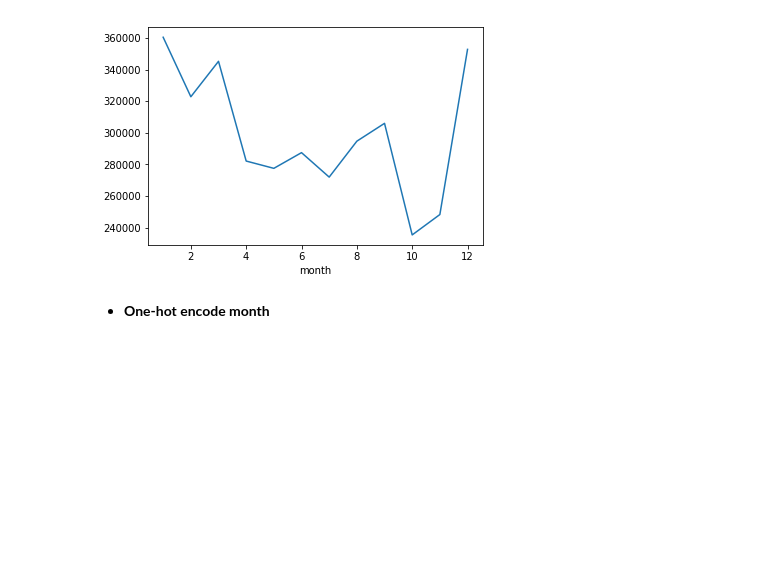
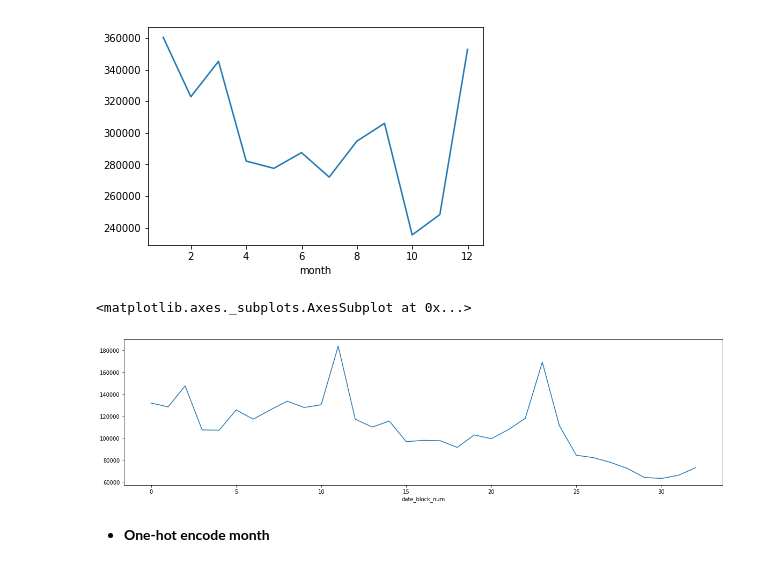
Before and after one commit to xiaoyu7016/my_kaggle, a Jupyter notebook: course/script/2018.10.03 - Set up a flexible Train-Val process.ipynb, the cells around one changed output. Saved outputs shown, nothing was run; the diff lists cells and outputs as text; code cells hidden in the pictures; blank space fills up the shorter version.

```diff
--- a/course/script/2018.10.03 - Set up a flexible Train-Val process.ipynb
+++ b/course/script/2018.10.03 - Set up a flexible Train-Val process.ipynb
@@ -246,6 +246,13 @@ sh_it_lags[sh_it_lags.date_block_num<hold_out_month].groupby(['month'])['item_cn
 # %% [output]
 <matplotlib.axes._subplots.AxesSubplot at 0x...>
 [figure]
+# %%
+# Clear seasonality - spike in Dec; March
+plt.figure(figsize=(20,5))
+sh_it_lags[sh_it_lags.date_block_num<hold_out_month].groupby(['date_block_num'])['item_cnt_month'].sum().plot()
+# %% [output]
+<matplotlib.axes._subplots.AxesSubplot at 0x...>
+[figure, added]
 # %% [markdown]
 - <strong>One-hot encode month</strong>
 # %%
```
Also changed, not shown: parts of 17 cells of this notebook.
